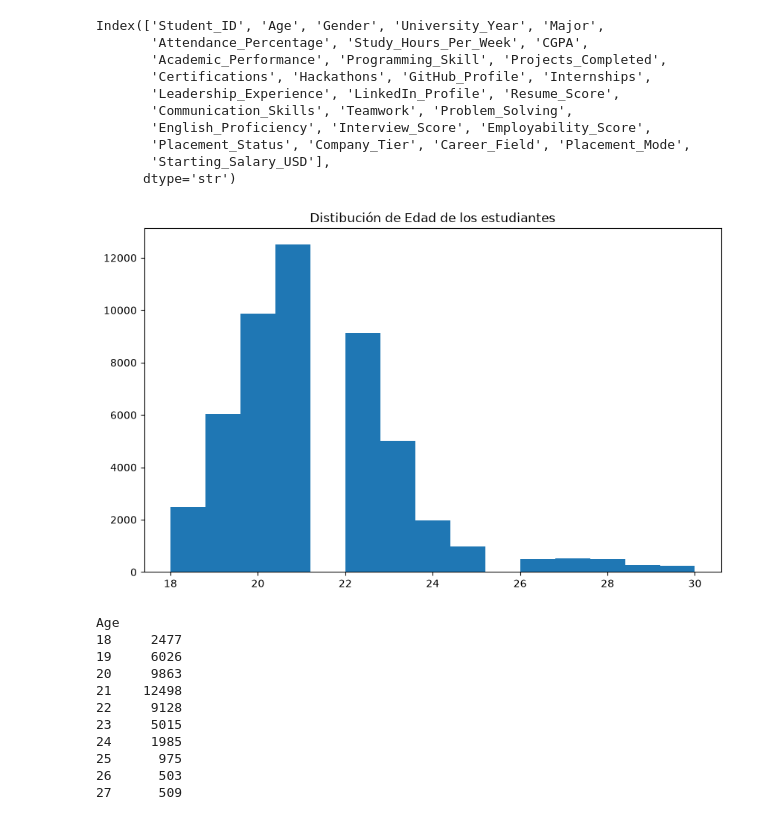
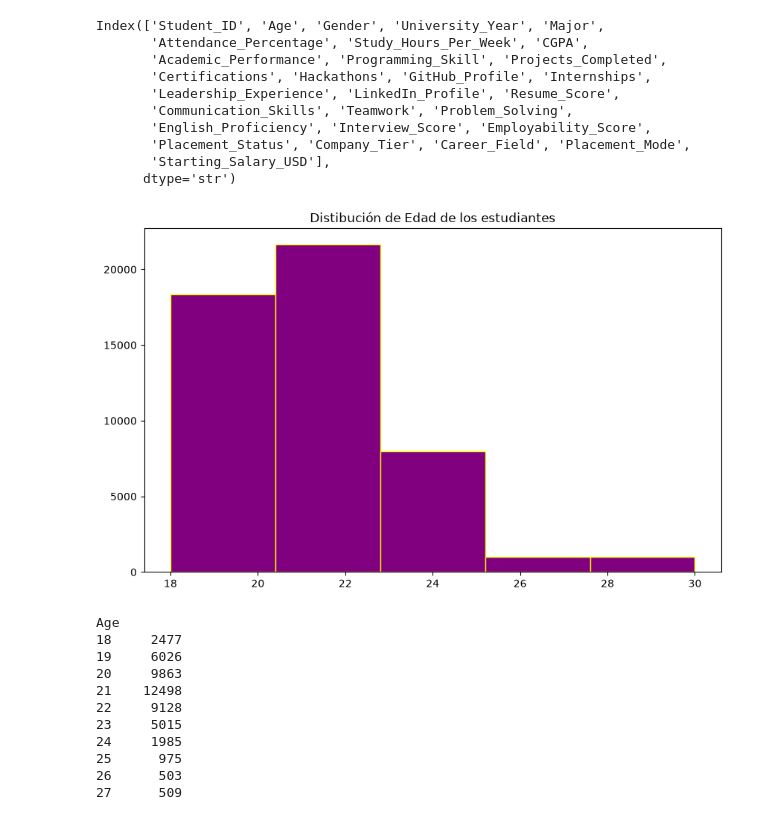
Before and after one commit to Leydyuli21/Proyecto-U, a Jupyter notebook: trabajou.ipynb, the cells around one changed output. Saved outputs shown, nothing was run; the diff lists cells and outputs as text; code cells hidden in the pictures.

```diff
--- a/trabajou.ipynb
+++ b/trabajou.ipynb
@@ -90,14 +56,15 @@ Index(['Student_ID', 'Age', 'Gender', 'University_Year', 'Major',
       dtype='str')
 # %%
 plt.figure(figsize=(10,6))
+binwith = 5
 
-plt.hist(df["Age"], bins=15)
+plt.hist(df["Age"], bins=5, edgecolor="yellow", color="purple")
 
 plt.title("Distibución de Edad de los estudiantes")
 plt.xlabel=("Edad")
 plt.ylabel=("Cantidad")
 # %% [output]
-[figure, old version]
+[figure, new version]
 # %%
 df["Age"].value_counts().sort_index()
 # %% [output]
```
Also changed, not shown: parts of 19 cells of this notebook.
